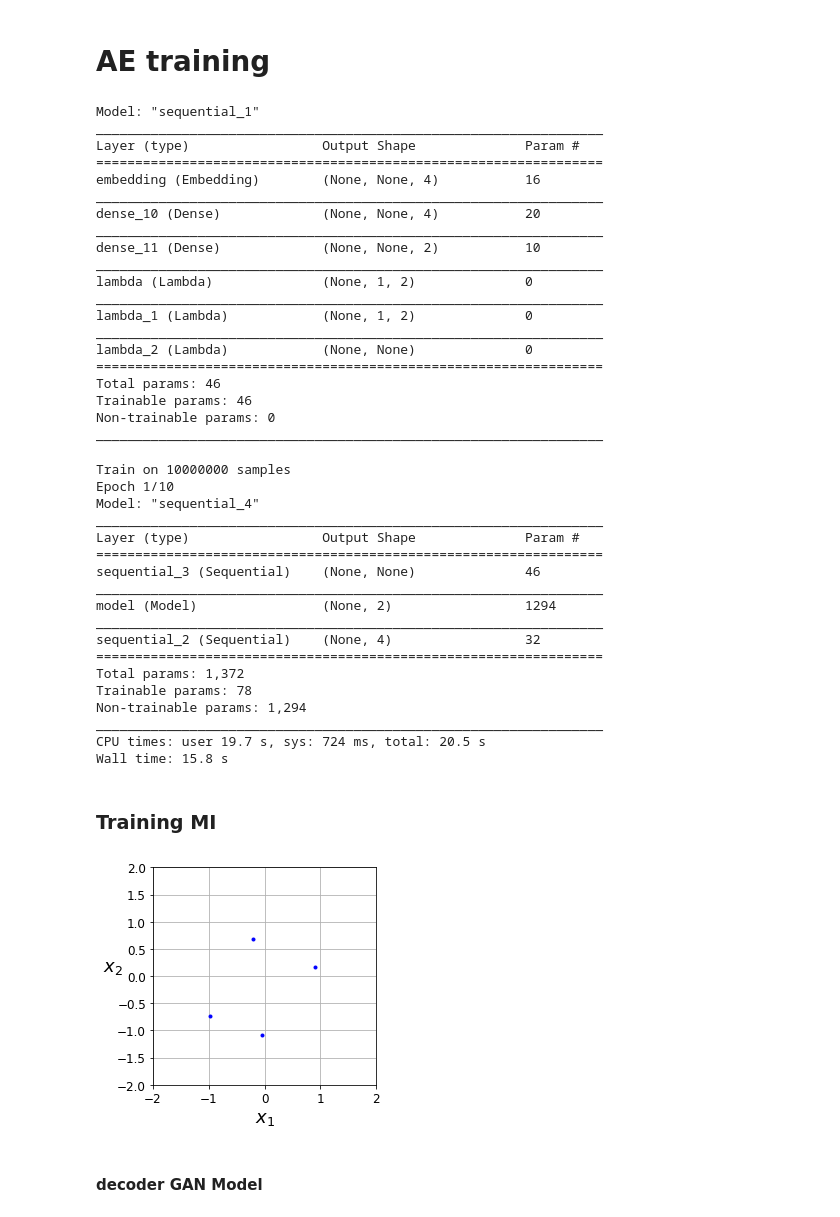
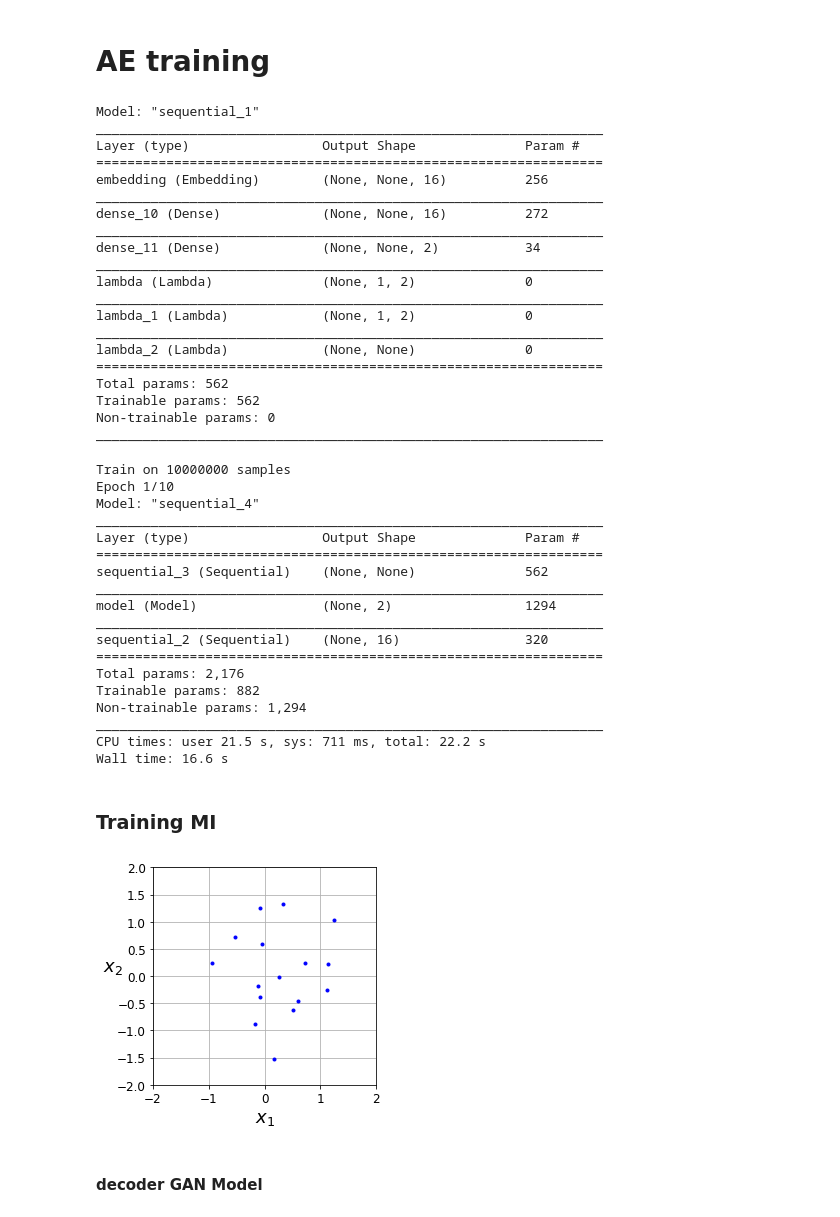
Before and after one commit to YBen1/Autoencoder_communication_system_WGAN_Channel-estimation, a Jupyter notebook: WGAN_Channel_Estimation.ipynb, the cells around one changed output. Cells and saved outputs as stored; diff of their text form; code cells hidden in the pictures.

```diff
--- a/WGAN_Channel_Estimation.ipynb
+++ b/WGAN_Channel_Estimation.ipynb
@@ -60,9 +60,9 @@ $M$ - Anzahl der unterschiedlichen Nachrichten \\
 $n$ - channel uses\\
 $N$ - Länge des Rauschvektors
 # %%
-k = 2      # Number of information bits per message, i.e., M=2**k
+k = 4      # Number of information bits per message, i.e., M=2**k
 M = 2**k
-n = 2    # Number of real channel uses per message
+n = 2   # Number of real channel uses per message
 #k = int(np.log2(M))
 #n = 2
 print(M)
@@ -488,11 +481,11 @@ Model: "sequential_1"
 _________________________________________________________________
 Layer (type)                 Output Shape              Param #
 =================================================================
-embedding (Embedding)        (None, None, 4)           16
+embedding (Embedding)        (None, None, 16)          256
 _________________________________________________________________
-dense_10 (Dense)             (None, None, 4)           20
+dense_10 (Dense)             (None, None, 16)          272
 _________________________________________________________________
-dense_11 (Dense)             (None, None, 2)           10
+dense_11 (Dense)             (None, None, 2)           34
 _________________________________________________________________
 lambda (Lambda)              (None, 1, 2)              0
 _________________________________________________________________
@@ -500,8 +493,8 @@ lambda_1 (Lambda)            (None, 1, 2)              0
 _________________________________________________________________
 lambda_2 (Lambda)            (None, None)              0
 =================================================================
-Total params: 46
-Trainable params: 46
+Total params: 562
+Trainable params: 562
 Non-trainable params: 0
 _________________________________________________________________
 # %%
@@ -517,10 +510,10 @@ def get_gan_decoder(M):
 w_generator.trainable =False
 # %%
 %%time
-gan_decoder = get_gan_decoder(M)
-gan_encoder = get_gan_encoder(M)
+w_gan_decoder = get_gan_decoder(M)
+w_gan_encoder = get_gan_encoder(M)
 
-gan_AE = tf.keras.models.Sequential([gan_encoder,w_generator,gan_decoder])
+gan_AE = tf.keras.models.Sequential([w_gan_encoder,w_generator,w_gan_decoder])
 data, test_data = random_sample(10000000), random_sample(10000)
 start = time.time()
 gan_AE.compile(optimizer=tf.keras.optimizers.Nadam(lr=0.005),loss='sparse_categorical_crossentropy',metrics=['accuracy'])
@@ -536,27 +529,27 @@ Model: "sequential_4"
 _________________________________________________________________
 Layer (type)                 Output Shape              Param #
 =================================================================
-sequential_3 (Sequential)    (None, None)              46
+sequential_3 (Sequential)    (None, None)              562
 _________________________________________________________________
 model (Model)                (None, 2)                 1294
 _________________________________________________________________
-sequential_2 (Sequential)    (None, 4)                 32
+sequential_2 (Sequential)    (None, 16)                320
 =================================================================
-Total params: 1,372
-Trainable params: 78
+Total params: 2,176
+Trainable params: 882
 Non-trainable params: 1,294
 _________________________________________________________________
-CPU times: user 19.7 s, sys: 724 ms, total: 20.5 s
-Wall time: 15.8 s
+CPU times: user 21.5 s, sys: 711 ms, total: 22.2 s
+Wall time: 16.6 s
 # %% [markdown]
 ### Training MI
 # %%
-gan_encoder.trainable = False
-gan_decoder.trainable = False
+w_gan_encoder.trainable = False
+w_gan_decoder.trainable = False
 
 test_encoding(M=M,n=n)
 # %% [output]
-[figure, old version]
+[figure, new version]
 # %%
 # test msg sequence for normal encoding
 N_test = 50000
```
Also changed, not shown: parts of 16 cells of this notebook.
